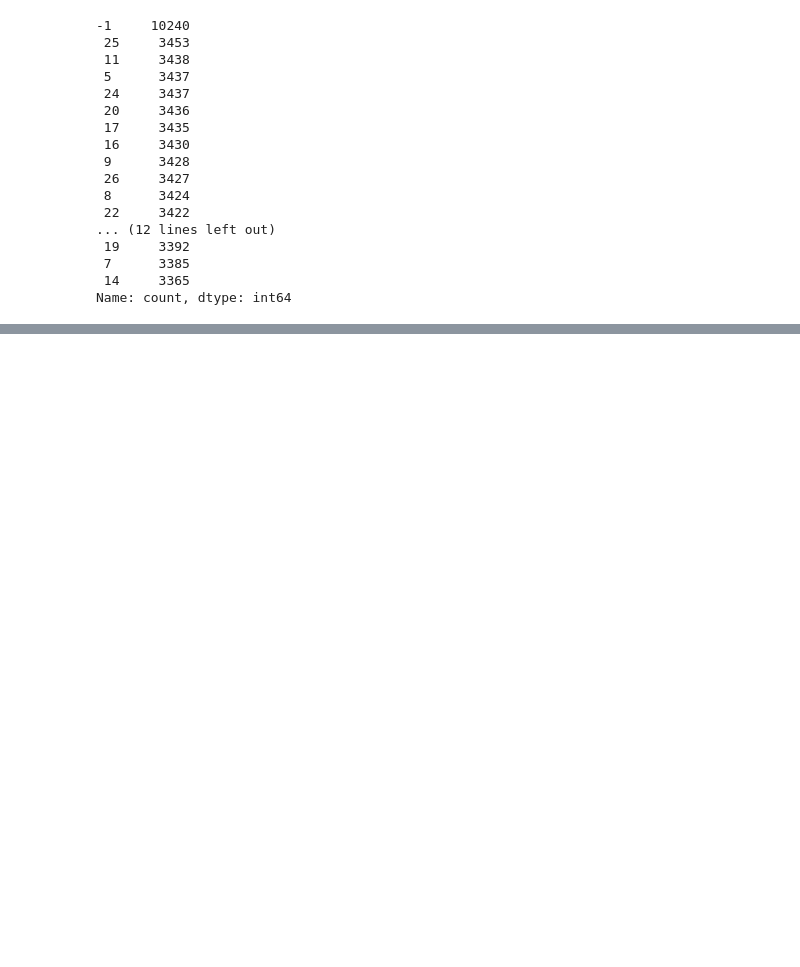
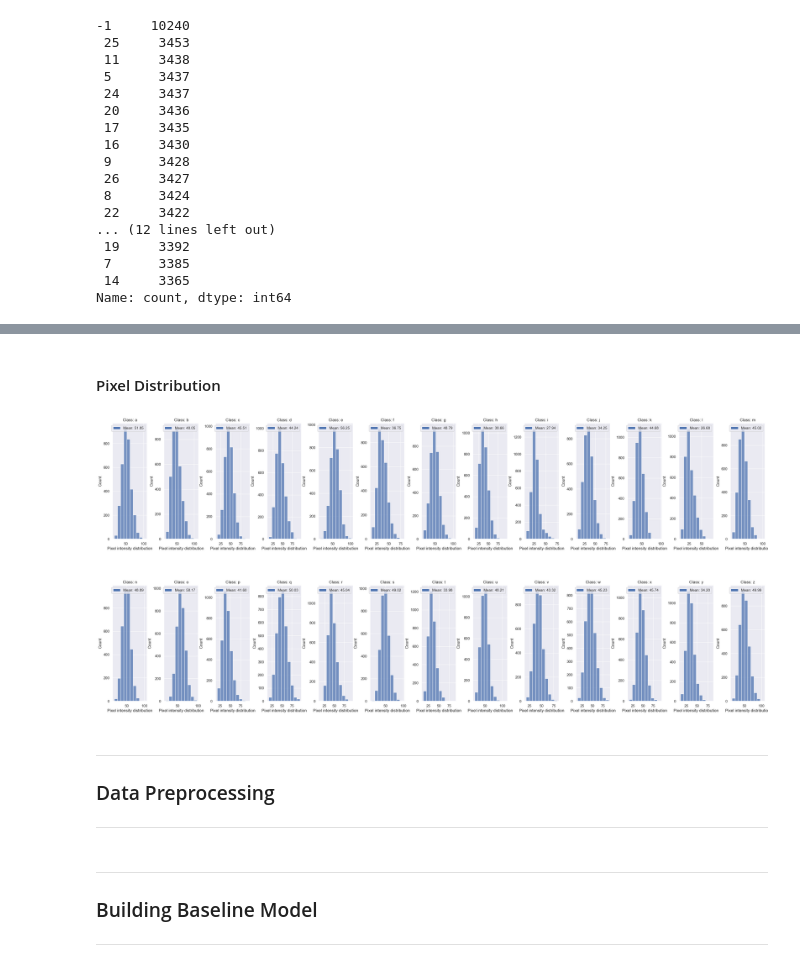
Before and after one commit to y0ngjie/DELECA2, a Jupyter notebook: GAN.ipynb, the cells around one changed output, grey strips where cells are left out. Drawn from its saved outputs; the diff is of its cells as text; code cells hidden in the pictures; blank space fills up the shorter version.

```diff
--- a/GAN.ipynb
+++ b/GAN.ipynb
@@ -140,3 +164,35 @@ for i,ax in enumerate(axes.flat):
+# %% [markdown]
+#### Pixel Distribution
+# %%
+def plot_pixel_intensity_distribution(data, label, ax):
+    brighness = np.mean(data, axis=(1, 2))
+    sns.histplot(brighness, bins=10, ax=ax)
+    ax.set_xlabel("Pixel intensity distribution")
+    ax.set_title(f"Class: {label}")
+    ax.legend([f"Mean: {np.mean(brighness):.2f}"])
+    return ax
+
+fig, axes = plt.subplots(2, 13, figsize=(35, 15))
+plt.subplots_adjust(hspace=0.4, wspace=0.5)
+for i in range(26):
+    row = i // 13
+    col = i % 13
+    ax = plot_pixel_intensity_distribution(x1[y1 == i+1], number_to_letter[i+1], axes[row, col])
+
+plt.show()
+# %% [output]
+[figure, added]
+# %% [markdown]
+<hr>
+
+### Data Preprocessing
+
+<hr>
+# %% [markdown]
+<hr>
+
+### Building Baseline Model
+<hr>
 # %%
 class DCGAN():
 
```
Also changed, not shown: parts of 18 cells of this notebook.
